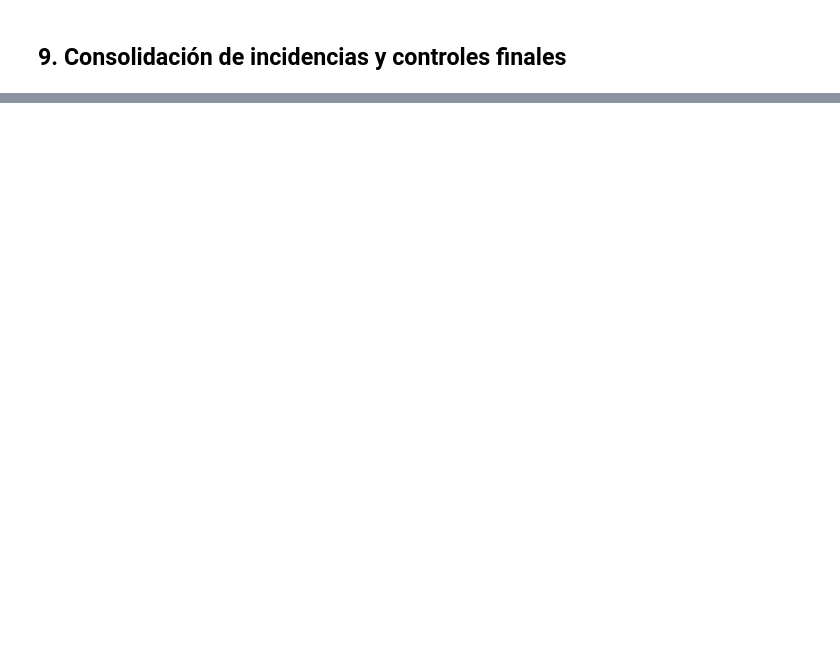
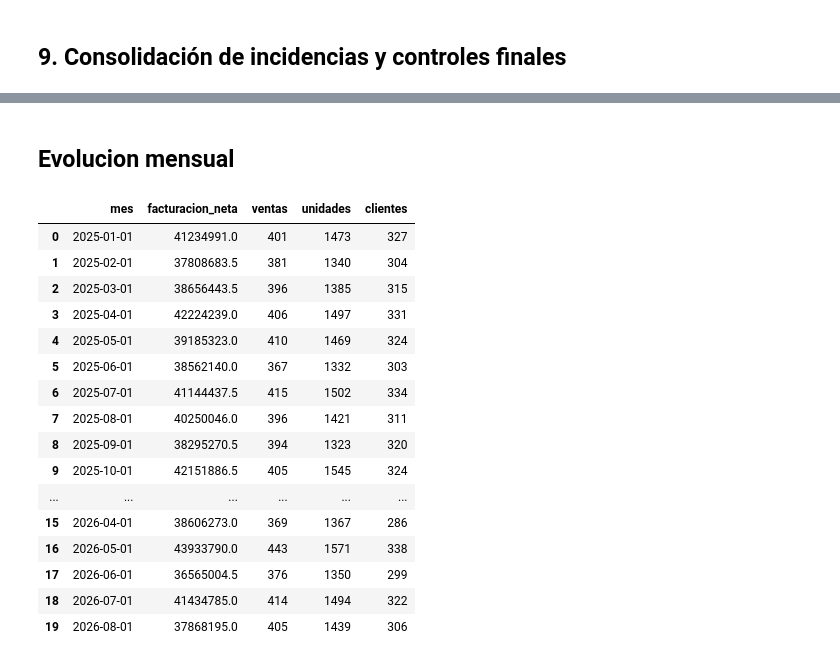
Before and after one commit to GonzaloEBaez/huellitas, a Jupyter notebook: notebooks/01_auditoria_inicial_petshop.ipynb, the cells around one changed output, grey strips where cells are left out. Saved outputs shown, nothing was run; the diff lists cells and outputs as text; code cells hidden in the pictures; blank space fills up the shorter version.

```diff
--- a/notebooks/01_auditoria_inicial_petshop.ipynb
+++ b/notebooks/01_auditoria_inicial_petshop.ipynb
@@ -642,0 +768,6 @@ Con la base validada, el siguiente bloque calculará venta bruta, descuento apli
+# %%
+#FacturacionNeta=VentaBruta−DescuentoAplicado
+ventas_analiticas["facturacion_neta"] = (
+    ventas_analiticas["venta_bruta"]
+    - ventas_analiticas["descuento_aplicado"]
+)
@@ -642,0 +784,14 @@ Con la base validada, el siguiente bloque calculará venta bruta, descuento apli
+# %%
+ventas_analiticas["margen"] = (
+    ventas_analiticas["facturacion_neta"]
+    - ventas_analiticas["costo_total"]
+)
+
+ventas_analiticas["margen_porcentaje"] = np.where(
+    ventas_analiticas["facturacion_neta"] > 0,
+    (
+        ventas_analiticas["margen"]
+        / ventas_analiticas["facturacion_neta"]
+    ),
+    np.nan
+)
@@ -642,0 +1002,45 @@ Con la base validada, el siguiente bloque calculará venta bruta, descuento apli
+# %% [markdown]
+## Evolucion mensual
+# %%
+ventas_analiticas["mes"] = (
+    ventas_analiticas["fecha"]
+    .dt.to_period("M")
+    .dt.to_timestamp()
+)
+
+resumen_mensual = (
+    ventas_analiticas
+    .groupby("mes", as_index=False)
+    .agg(
+        facturacion_neta=("facturacion_neta", "sum"),
+        ventas=("id_venta", "nunique"),
+        unidades=("cantidad", "sum"),
+        clientes=("id_cliente_modelo", "nunique")
+    )
+    .sort_values("mes")
+)
+
+display(resumen_mensual)
+
+resumen_mensual["ticket_promedio"] = (
+    resumen_mensual["facturacion_neta"]
+    / resumen_mensual["ventas"]
+)
+# %% [output]
+|  | mes | facturacion_neta | ventas | unidades | clientes |
+| 0 | 2025-01-01 | 41234991.0 | 401 | 1473 | 327 |
+| 1 | 2025-02-01 | 37808683.5 | 381 | 1340 | 304 |
+| 2 | 2025-03-01 | 38656443.5 | 396 | 1385 | 315 |
+| 3 | 2025-04-01 | 42224239.0 | 406 | 1497 | 331 |
+| 4 | 2025-05-01 | 39185323.0 | 410 | 1469 | 324 |
+| 5 | 2025-06-01 | 38562140.0 | 367 | 1332 | 303 |
+| 6 | 2025-07-01 | 41144437.5 | 415 | 1502 | 334 |
+| 7 | 2025-08-01 | 40250046.0 | 396 | 1421 | 311 |
+| 8 | 2025-09-01 | 38295270.5 | 394 | 1323 | 320 |
+| 9 | 2025-10-01 | 42151886.5 | 405 | 1545 | 324 |
+| ... | ... | ... | ... | ... | ... |
+| 15 | 2026-04-01 | 38606273.0 | 369 | 1367 | 286 |
+| 16 | 2026-05-01 | 43933790.0 | 443 | 1571 | 338 |
+| 17 | 2026-06-01 | 36565004.5 | 376 | 1350 | 299 |
+| 18 | 2026-07-01 | 41434785.0 | 414 | 1494 | 322 |
+| 19 | 2026-08-01 | 37868195.0 | 405 | 1439 | 306 |
```
Also changed, not shown: parts of 48 cells of this notebook, 8 other files.
